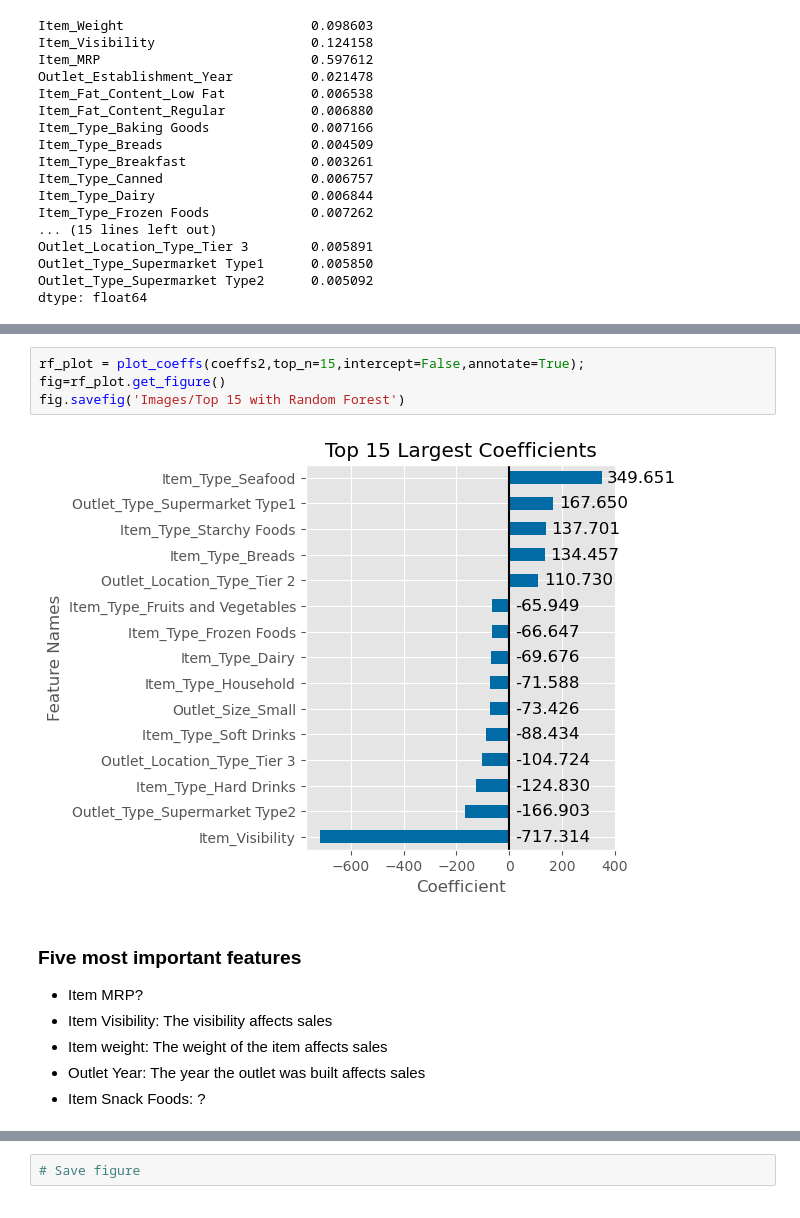
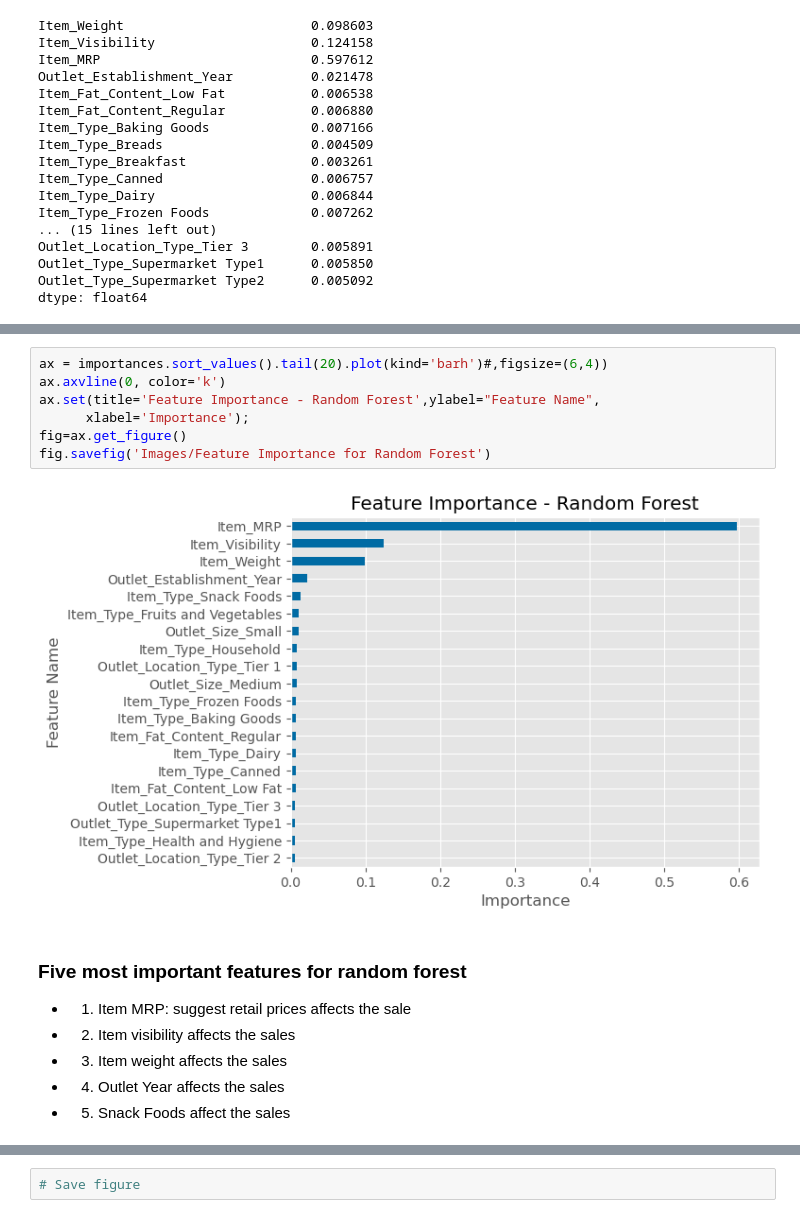
Before and after one commit to Elispreng/Project_1, a Jupyter notebook: Project1_Revisited_Spreng_April20.ipynb, the cells around one changed output, grey strips where cells are left out. Drawn from its saved outputs; the diff is of its cells as text.

```diff
--- a/Project1_Revisited_Spreng_April20.ipynb
+++ b/Project1_Revisited_Spreng_April20.ipynb
@@ -518,13 +523,16 @@ ax.set(title='Feature Importance - Decision Tree Regressor',ylabel="Feature Name
-# %%
-rf_plot = plot_coeffs(coeffs2,top_n=15,intercept=False,annotate=True);
-fig=rf_plot.get_figure()
-fig.savefig('Images/Top 15 with Random Forest')
-# %% [output]
-[figure, removed]
-# %% [markdown]
-### Five most important features
-- Item MRP?
-- Item Visibility: The visibility affects sales
-- Item weight: The weight of the item affects sales
-- Outlet Year: The year the outlet was built affects sales
-- Item Snack Foods: ?
+# %%
+ax = importances.sort_values().tail(20).plot(kind='barh')#,figsize=(6,4))
+ax.axvline(0, color='k')
+ax.set(title='Feature Importance - Random Forest',ylabel="Feature Name",
+      xlabel='Importance');
+fig=ax.get_figure()
+fig.savefig('Images/Feature Importance for Random Forest')
+# %% [output]
+[figure, added]
+# %% [markdown]
+### Five most important features for random forest
+- 1. Item MRP: suggest retail prices affects the sale
+- 2. Item visibility affects the sales
+- 3. Item weight affects the sales
+- 4. Outlet Year affects the sales
+- 5. Snack Foods affect  the sales
```
Also changed, not shown: parts of 4 cells of this notebook, 1 other file.
